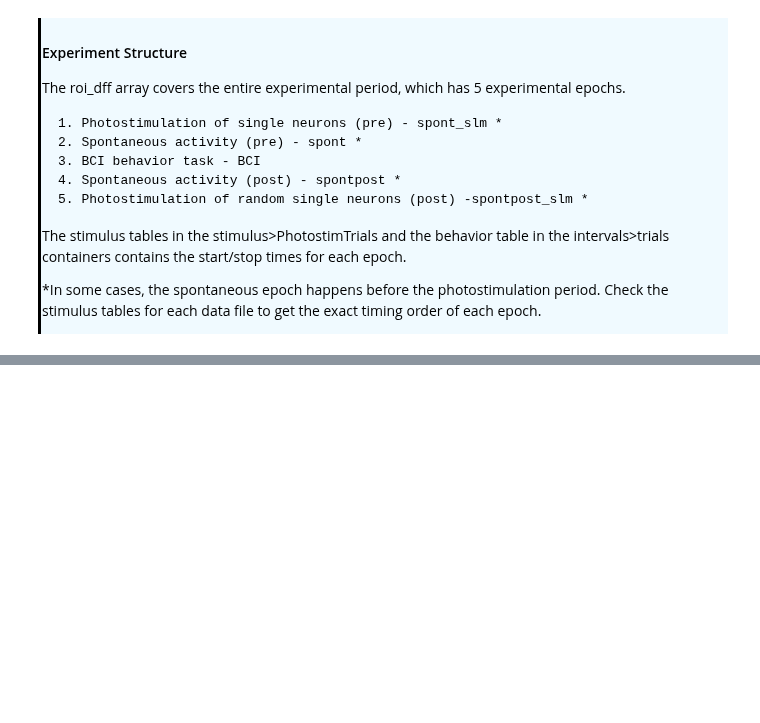
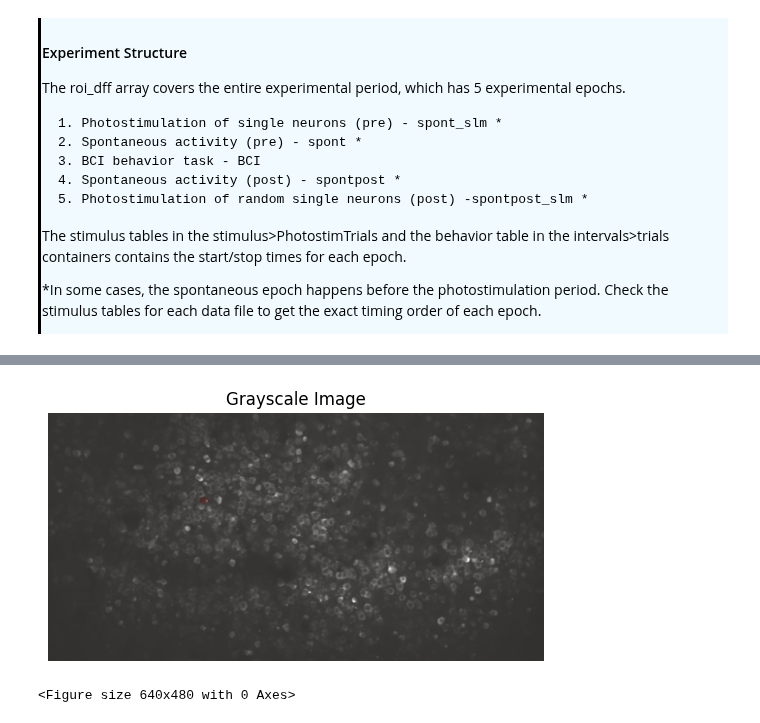
Before and after one commit to AllenNeuralDynamics/AIND-CNC-BCI-Workshop, a Jupyter notebook: code/load_data.ipynb, the cells around one changed output, grey strips where cells are left out. Cells and saved outputs as stored; diff of their text form; code cells hidden in the pictures; blank space fills up the shorter version.

```diff
--- a/code/load_data.ipynb
+++ b/code/load_data.ipynb
@@ -85,0 +167,3 @@ Text(0, 0.5, '$\\Delta$ F/F')
+# %%
+image_segmentation = nwbfile_read.processing["processed"].data_interfaces["image_segmentation"].plane_segmentations["roi_table"].to_dataframe()
+image_segmentation
@@ -85,0 +191,35 @@ Text(0, 0.5, '$\\Delta$ F/F')
+# %%
+image_data = nwbfile_read.processing["processed"].data_interfaces["images"]["average_projection"]
+
+# Display the image
+plt.imshow(image_data.data[:], cmap='gray')
+# Convert this to a contour instead of imshow for better visualization
+plt.imshow(image_segmentation.image_mask[200], cmap='Reds', alpha = 0.2)  # Use alpha for transparency
+plt.axis('off')
+plt.title('Grayscale Image')
+plt.show()
+# %% [output]
+[figure, added]
+# %%
+# ROI highlight using contours, but the sizing looks off...
+
+highlight_index = 0
+
+
+# Plot all masks in black outlines
+for i, mask in enumerate(image_segmentation.image_mask):
+    contours = measure.find_contours(mask, level=0.5)
+    for contour in contours:
+        color = 'green' if i == highlight_index else 'black'
+        linewidth = 2.0 if i == highlight_index else 0.5
+        ax.plot(contour[:, 1], contour[:, 0], color=color, linewidth=linewidth)
+
+ax.set_title(f"ROI Masks with Highlighted ROI {highlight_index}")
+ax.set_xlim(0, 256)
+ax.set_ylim(512, 0)  # invert y-axis to match image coordinates
+ax.set_aspect('equal')
+ax.axis('off')
+plt.tight_layout()
+plt.show()
+# %% [output]
+<Figure size 640x480 with 0 Axes>
```
Also changed, not shown: parts of 20 cells of this notebook.
